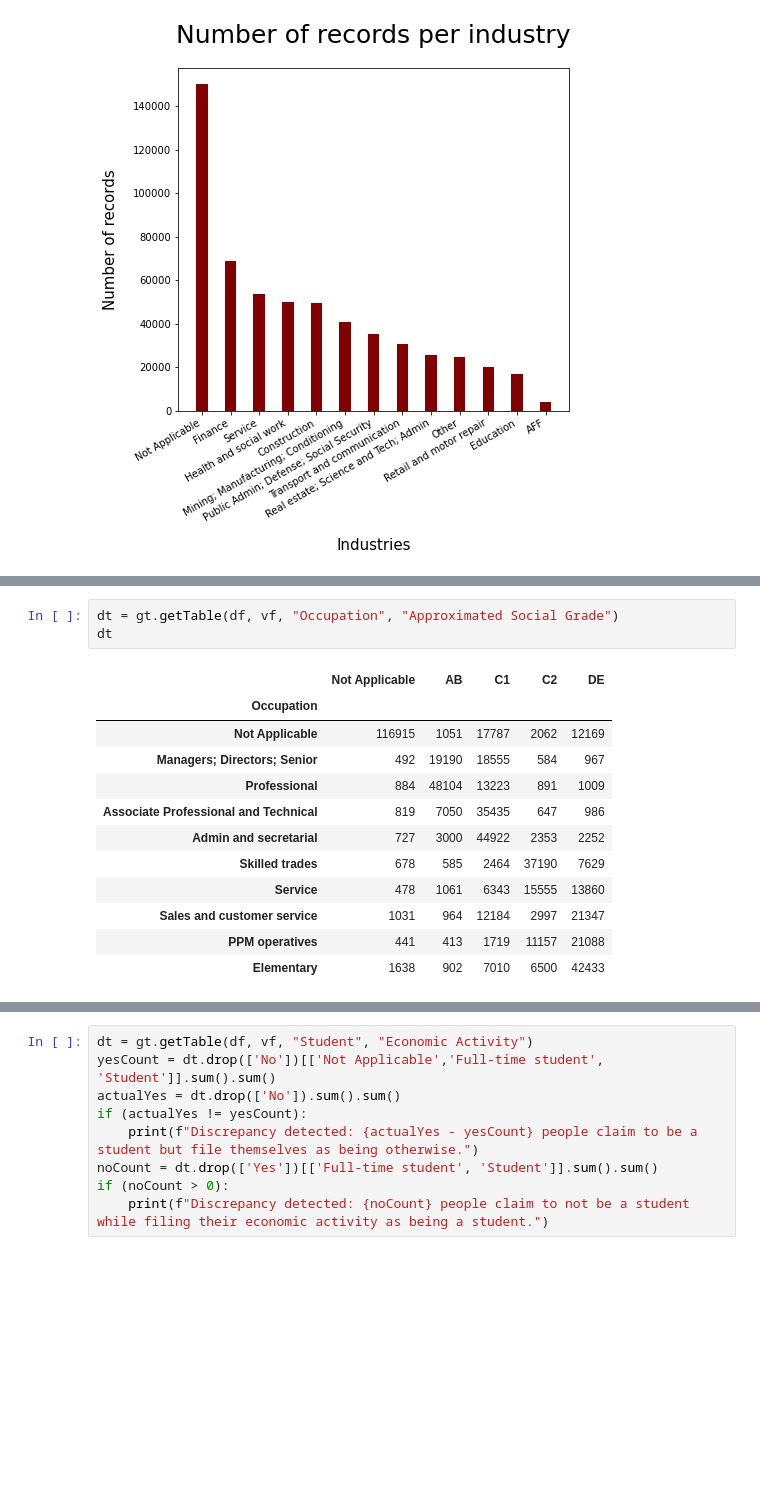
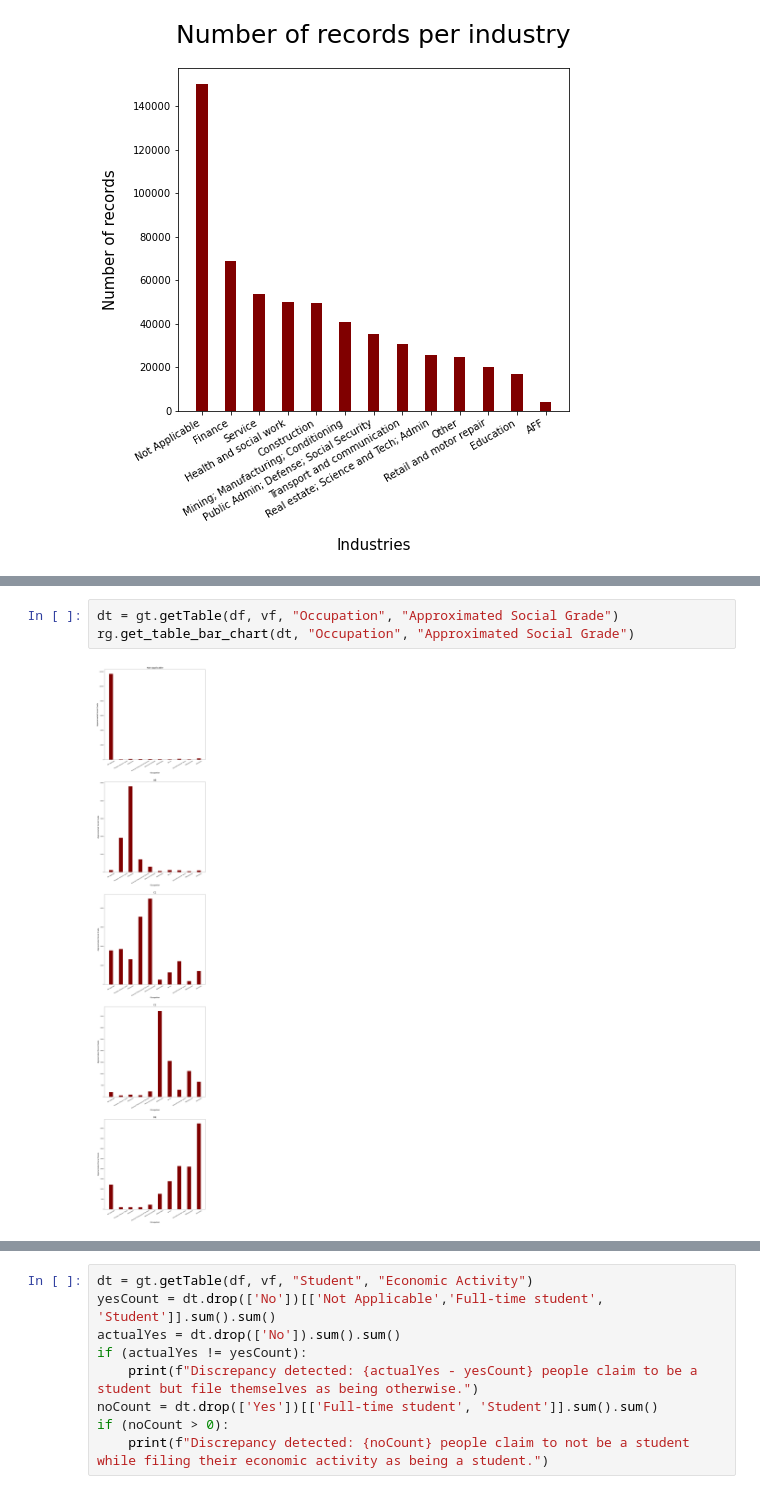
Before and after one commit to b0mbastik/PythonP2, a Jupyter notebook: analysis.ipynb, the cells around one changed output, grey strips where cells are left out. Saved outputs shown, nothing was run; the diff lists cells and outputs as text; blank space fills up the shorter version.

```diff
--- a/analysis.ipynb
+++ b/analysis.ipynb
@@ -101,19 +90,8 @@ dt
 # %%
 dt = gt.getTable(df, vf, "Occupation", "Approximated Social Grade")
-dt
+rg.get_table_bar_chart(dt, "Occupation", "Approximated Social Grade")
 # %% [output]
-|  | Not Applicable | AB | C1 | C2 | DE |
-| Occupation |  |  |  |  |  |
-| Not Applicable | 116915 | 1051 | 17787 | 2062 | 12169 |
-| Managers; Directors; Senior | 492 | 19190 | 18555 | 584 | 967 |
-| Professional | 884 | 48104 | 13223 | 891 | 1009 |
-| Associate Professional and Technical | 819 | 7050 | 35435 | 647 | 986 |
-| Admin and secretarial | 727 | 3000 | 44922 | 2353 | 2252 |
-| Skilled trades | 678 | 585 | 2464 | 37190 | 7629 |
-| Service | 478 | 1061 | 6343 | 15555 | 13860 |
-| Sales and customer service | 1031 | 964 | 12184 | 2997 | 21347 |
-| PPM operatives | 441 | 413 | 1719 | 11157 | 21088 |
-| Elementary | 1638 | 902 | 7010 | 6500 | 42433 |
+[figure, added]
 # %%
 dt = gt.getTable(df, vf, "Region", "Economic Activity")
 dt2 = pd.DataFrame()
```
Also changed, not shown: parts of 4 cells of this notebook, 7 other files.
